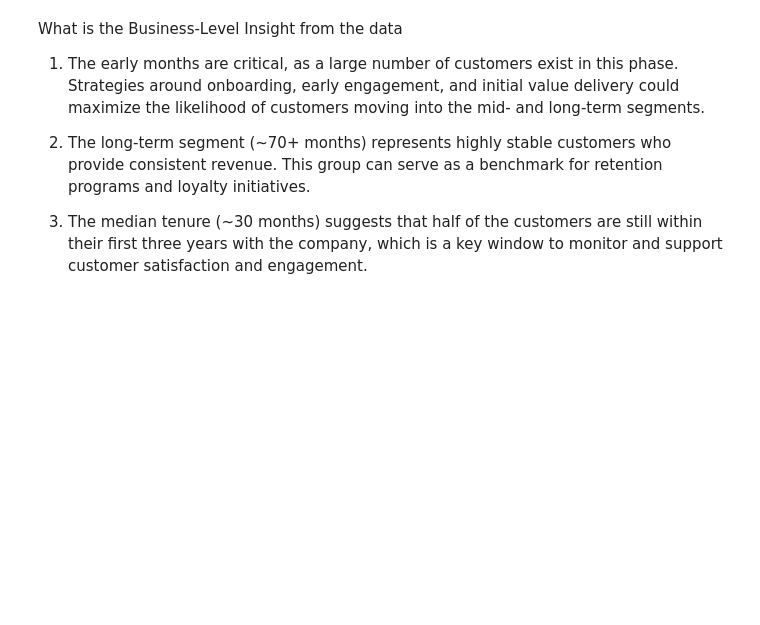
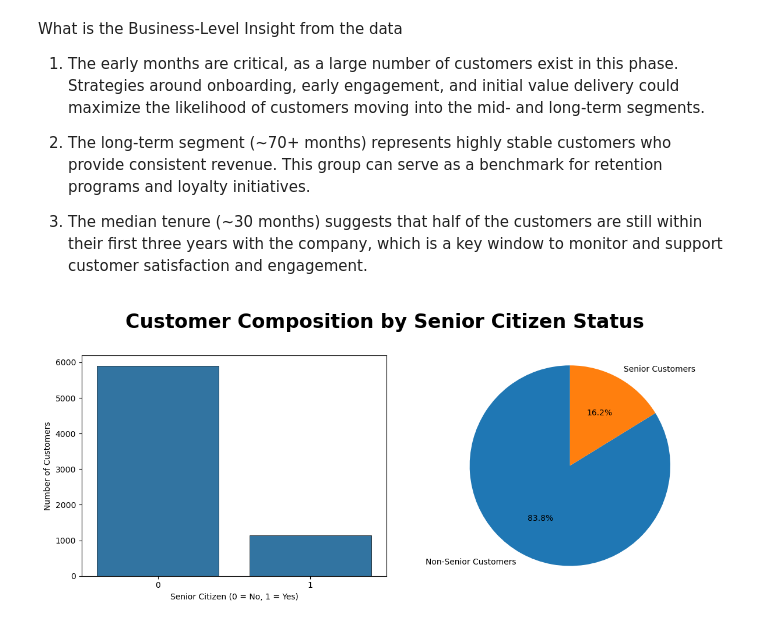
Before and after one commit to Tochukwu-d/SaiKet-Systems-Internship-Project, a Jupyter notebook: task3/code_task3.ipynb, the cells around one changed output. Saved outputs shown, nothing was run; the diff lists cells and outputs as text; code cells hidden in the pictures; blank space fills up the shorter version.

Commit message:
customer composition analysis

```diff
--- a/task3/code_task3.ipynb
+++ b/task3/code_task3.ipynb
@@ -115,3 +115,45 @@ What is the Business-Level Insight from the data
 2. The long-term segment (~70+ months) represents highly stable customers who provide consistent revenue. This group can serve as a benchmark for retention programs and loyalty initiatives.
 
 3. The median tenure (~30 months) suggests that half of the customers are still within their first three years with the company, which is a key window to monitor and support customer satisfaction and engagement.
+# %%
+# Visualization of SeniorCitizen data with barplot and piechart
+
+# Count values
+senior_counts = df['SeniorCitizen'].value_counts()
+labels = ['Non-Senior Customers', 'Senior Customers']
+
+# Create figure with 2 subplots
+fig, axes = plt.subplots(1, 2, figsize=(12, 5))
+
+# plot Bar Plot
+sns.barplot(
+    x=senior_counts.index,
+    y=senior_counts.values,
+    edgecolor='black',
+    ax=axes[0],
+    linewidth=0.5
+)
+axes[0].set_xlabel('Senior Citizen (0 = No, 1 = Yes)')
+axes[0].set_ylabel('Number of Customers')
+
+# plot Pie Chart
+axes[1].pie(
+    senior_counts.values,
+    labels=labels,
+    autopct='%1.1f%%',
+    startangle=90
+)
+axes[1].axis('equal')  # Keeps pie circular
+
+fig.suptitle(
+    'Customer Composition by Senior Citizen Status',
+    fontsize=24,
+    fontweight='bold',
+    y=1.02
+)
+
+# Layout adjustment
+plt.tight_layout()
+plt.show()
+# %% [output]
+[figure, added]
```
Also changed, not shown: parts of 1 cell of this notebook.
